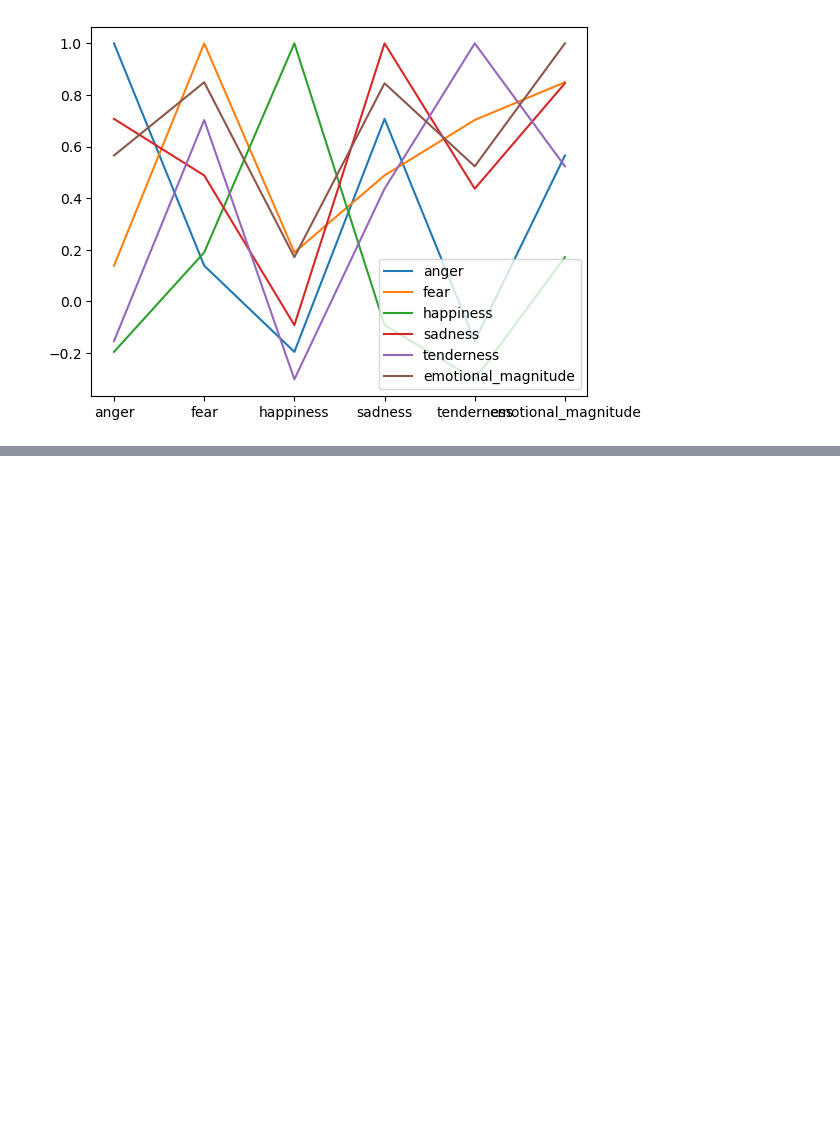
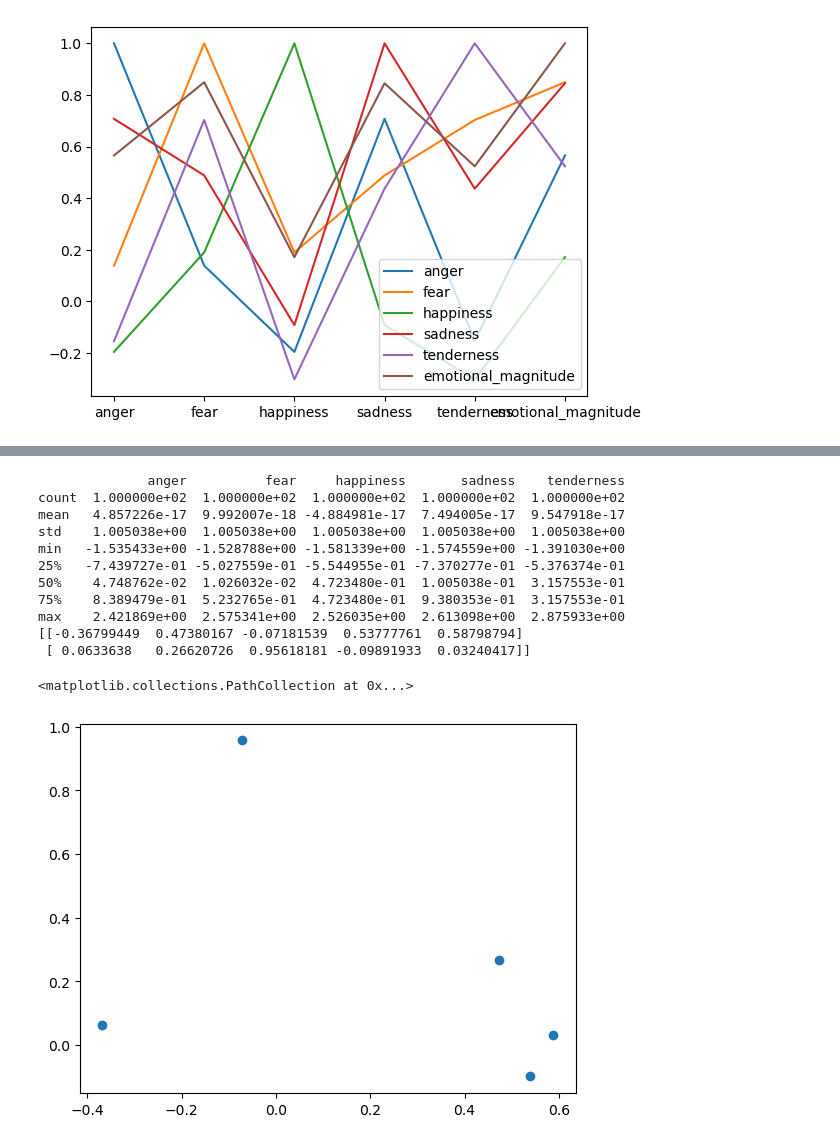
Before and after one commit to annajordanous/emovectors, a Jupyter notebook: emovec.ipynb, the cells around one changed output, grey strips where cells are left out. Cells and saved outputs as stored; diff of their text form; code cells hidden in the pictures; blank space fills up the shorter version.

Commit message:
last minute tinkering to try to get more images for talk

```diff
--- a/emovec.ipynb
+++ b/emovec.ipynb
@@ -883,3 +890,20 @@ sadness                         0.845066
 tenderness                      0.523322
 emotional_magnitude             1.000000
 [figure]
+# %%
+from sklearn.preprocessing import StandardScaler
+
+
+#pull out vectors for some embeddings analysis using clusters and pca
+def slice_emovectors(df_emo):
+    df_emovector = df_emo[['anger', 'fear', 'happiness', 'sadness', 'tenderness']].copy()
+    #print(df_emovector.describe())
+    scaled_emovector = StandardScaler().fit_transform(df_emovector) # this isn't working?
+    print(scaled_emovector)
+    df_scaled_emovector = pd.DataFrame(scaled_emovector, index=df_emovector.index, columns=df_emovector.columns)
+    #print(df_scaled_emovector.describe())
+    return df_scaled_emovector
+# %%
+df_emovectors_gtzan = slice_emovectors(df_emo_gtzan)
+df_emovectors_gtzan.describe()
+#df_emo_gtzan.describe()
@@ -885,0 +941,30 @@ emotional_magnitude             1.000000
+# %%
+from sklearn.decomposition import PCA
+import matplotlib as plt
+
+print(df_emovectors_gtzan.describe())
+
+pca=PCA(n_components = 2)  # for 2d visualisation
+pca.fit(df_emovectors_gtzan)
+print(pca.components_)
+#pca_df = pd.DataFrame(data = pca, columns = ['comp0', 'comp1'])
+plt.pyplot.scatter(pca.components_[0], pca.components_[1])
+
+#plt.scattersns.scatterplot(pca_df.comp0, pca_df.comp1, hue = df_emovectors_gtzan.name)
+#plt.ylabel('Principal Component 0')
+#plt.xlabel('Principal Component 1')
+#plt.show()
+# %% [output]
+              anger          fear     happiness       sadness    tenderness
+count  1.000000e+02  1.000000e+02  1.000000e+02  1.000000e+02  1.000000e+02
+mean   4.857226e-17  9.992007e-18 -4.884981e-17  7.494005e-17  9.547918e-17
+std    1.005038e+00  1.005038e+00  1.005038e+00  1.005038e+00  1.005038e+00
+min   -1.535433e+00 -1.528788e+00 -1.581339e+00 -1.574559e+00 -1.391030e+00
+25%   -7.439727e-01 -5.027559e-01 -5.544955e-01 -7.370277e-01 -5.376374e-01
+50%    4.748762e-02  1.026032e-02  4.723480e-01  1.005038e-01  3.157553e-01
+75%    8.389479e-01  5.232765e-01  4.723480e-01  9.380353e-01  3.157553e-01
+max    2.421869e+00  2.575341e+00  2.526035e+00  2.613098e+00  2.875933e+00
+[[-0.36799449  0.47380167 -0.07181539  0.53777761  0.58798794]
+ [ 0.0633638   0.26620726  0.95618181 -0.09891933  0.03240417]]
+<matplotlib.collections.PathCollection at 0x...>
+[figure, added]
```
Also changed, not shown: parts of 23 cells of this notebook, 1 other file.
